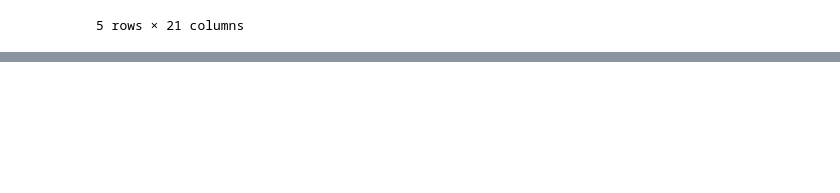
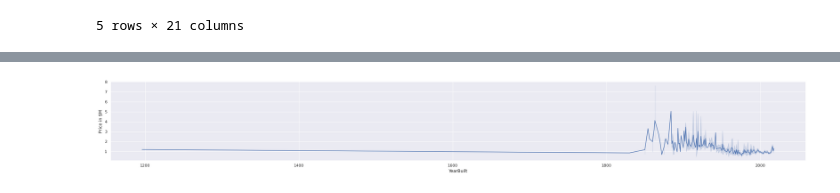
Before and after one commit to Alicia1008/DAtasks, a Jupyter notebook: DA TASK 20220530/Melbourne house.ipynb, the cells around one changed output, grey strips where cells are left out. Drawn from its saved outputs; the diff is of its cells as text; code cells hidden in the pictures; blank space fills up the shorter version.

```diff
--- a/DA TASK 20220530/Melbourne house.ipynb
+++ b/DA TASK 20220530/Melbourne house.ipynb
@@ -54,0 +144,6 @@ sns.relplot(x="Regionname",y="Price",data= data)
+# %%
+sns.set(rc={"figure.figsize":(65, 65)})
+sns.relplot(data=df,x='YearBuilt',y='Price in $M',kind='line',height=4, aspect=7)
+plt.show()
+# %% [output]
+[figure, added]
```
Also changed, not shown: parts of 67 cells of this notebook.
